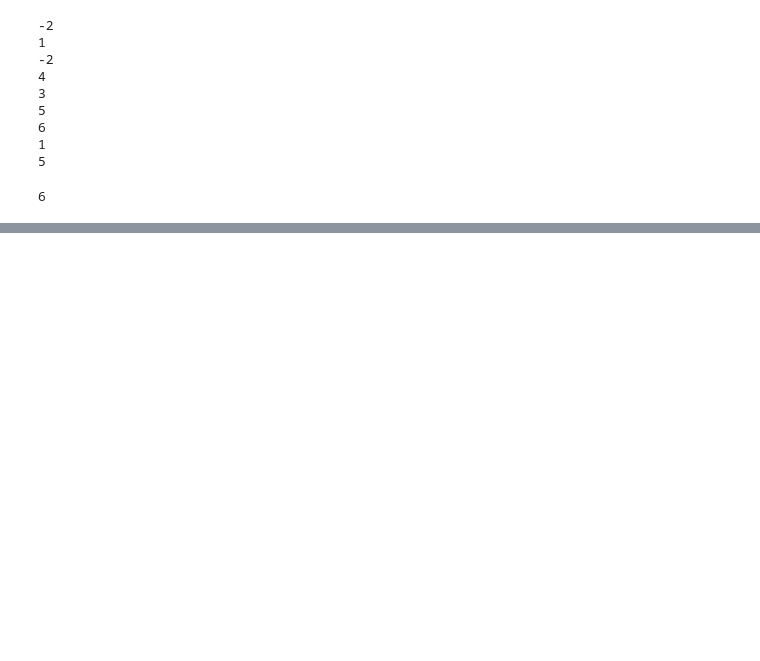
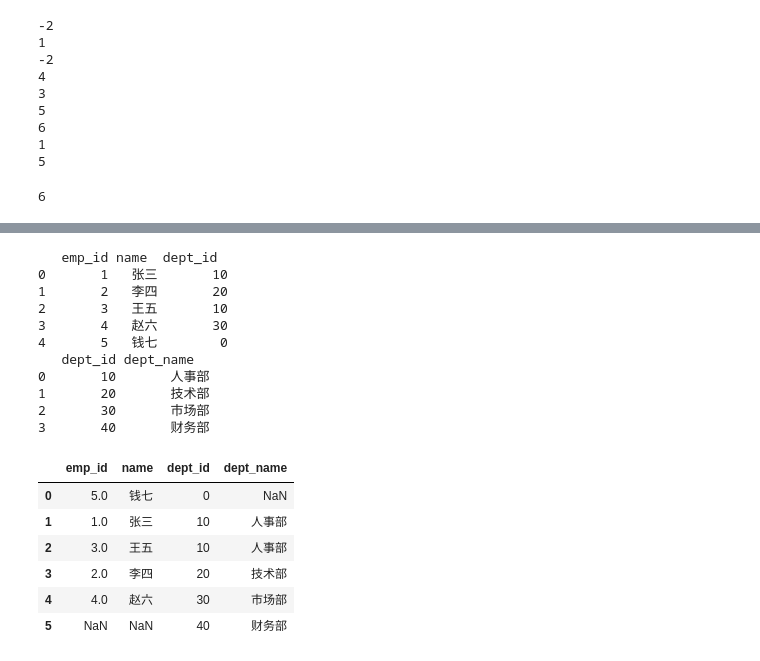
Before and after one commit to ellis-s/llm-engineering-lab, a Jupyter notebook: 01-python-backend/00-python-engineering/demo04_pandas.ipynb, the cells around one changed output, grey strips where cells are left out. Cells and saved outputs as stored; diff of their text form; code cells hidden in the pictures; blank space fills up the shorter version.

```diff
--- a/01-python-backend/00-python-engineering/practice04_pandas.ipynb
+++ b/01-python-backend/00-python-engineering/demo04_pandas.ipynb
@@ -550,0 +670,43 @@ maxSubArray([-2, 1, -3, 4, -1, 2, 1, -5, 4])
+# %%
+import pandas as pd
+import numpy as np
+
+# 构造数据集merge0
+# 模拟员工信息表
+np.random.seed(42)
+employees = pd.DataFrame(
+    {
+        "emp_id": np.arange(1, 6),
+        "name": ["张三", "李四", "王五", "赵六", "钱七"],
+        "dept_id": [10, 20, 10, 30, 0],
+    }
+)
+
+# 模拟部门信息表
+departments = pd.DataFrame(
+    {"dept_id": [10, 20, 30, 40], "dept_name": ["人事部", "技术部", "市场部", "财务部"]}
+)
+print(employees)
+print(departments)
+
+
+pd.merge(employees, departments, on='dept_id', how='outer')
+# %% [output]
+   emp_id name  dept_id
+0       1   张三       10
+1       2   李四       20
+2       3   王五       10
+3       4   赵六       30
+4       5   钱七        0
+   dept_id dept_name
+0       10       人事部
+1       20       技术部
+2       30       市场部
+3       40       财务部
+|  | emp_id | name | dept_id | dept_name |
+| 0 | 5.0 | 钱七 | 0 | NaN |
+| 1 | 1.0 | 张三 | 10 | 人事部 |
+| 2 | 3.0 | 王五 | 10 | 人事部 |
+| 3 | 2.0 | 李四 | 20 | 技术部 |
+| 4 | 4.0 | 赵六 | 30 | 市场部 |
+| 5 | NaN | NaN | 40 | 财务部 |
```
Also changed, not shown: parts of 4 cells of this notebook, 18 other files.
